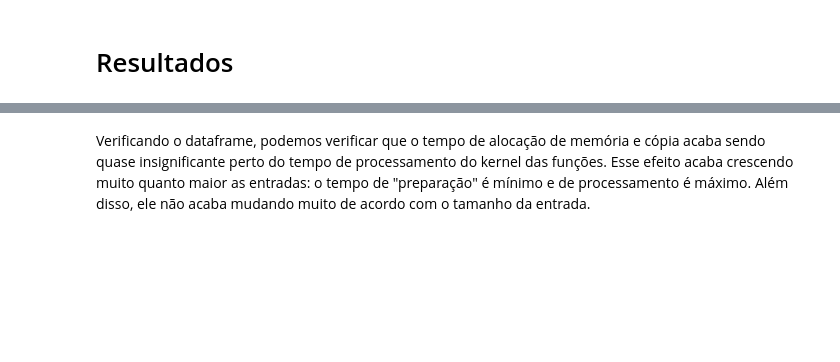
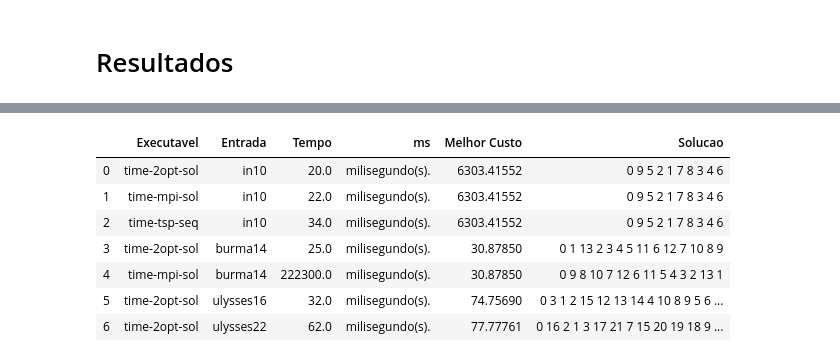
Before and after one commit to filipefborba/supercomp, a Jupyter notebook: projeto-04/Filipe Borba - Projeto 4.ipynb, the cells around one changed output, grey strips where cells are left out. Drawn from its saved outputs; the diff is of its cells as text; code cells hidden in the pictures; blank space fills up the shorter version.

```diff
--- a/projeto-04/Filipe Borba - Projeto 4.ipynb
+++ b/projeto-04/Filipe Borba - Projeto 4.ipynb
@@ -193,2 +162,16 @@ df
-# %% [markdown]
-Verificando o dataframe, podemos verificar que o tempo de alocação de memória e cópia acaba sendo quase insignificante perto do tempo de processamento do kernel das funções. Esse efeito acaba crescendo muito quanto maior as entradas: o tempo de "preparação" é mínimo e de processamento é máximo. Além disso, ele não acaba mudando muito de acordo com o tamanho da entrada.
+# %%
+df = pd.DataFrame(data, dtype=np.float64, columns=["Executavel", "Entrada", "Tempo", "ms",
+                                                  "Melhor Custo", "Solucao"])
+s = df["Entrada"].str.len().sort_values().index
+df = df.reindex(s)
+df = df.reset_index(drop=True)
+df
+# %% [output]
+|  | Executavel | Entrada | Tempo | ms | Melhor Custo | Solucao |
+| 0 | time-2opt-sol | in10 | 20.0 | milisegundo(s). | 6303.41552 | 0 9 5 2 1 7 8 3 4 6 |
+| 1 | time-mpi-sol | in10 | 22.0 | milisegundo(s). | 6303.41552 | 0 9 5 2 1 7 8 3 4 6 |
+| 2 | time-tsp-seq | in10 | 34.0 | milisegundo(s). | 6303.41552 | 0 9 5 2 1 7 8 3 4 6 |
+| 3 | time-2opt-sol | burma14 | 25.0 | milisegundo(s). | 30.87850 | 0 1 13 2 3 4 5 11 6 12 7 10 8 9 |
+| 4 | time-mpi-sol | burma14 | 222300.0 | milisegundo(s). | 30.87850 | 0 9 8 10 7 12 6 11 5 4 3 2 13 1 |
+| 5 | time-2opt-sol | ulysses16 | 32.0 | milisegundo(s). | 74.75690 | 0 3 1 2 15 12 13 14 4 10 8 9 5 6 ... |
+| 6 | time-2opt-sol | ulysses22 | 62.0 | milisegundo(s). | 77.77761 | 0 16 2 1 3 17 21 7 15 20 19 18 9 ... |
```
Also changed, not shown: parts of 18 cells of this notebook, 11 other files.
